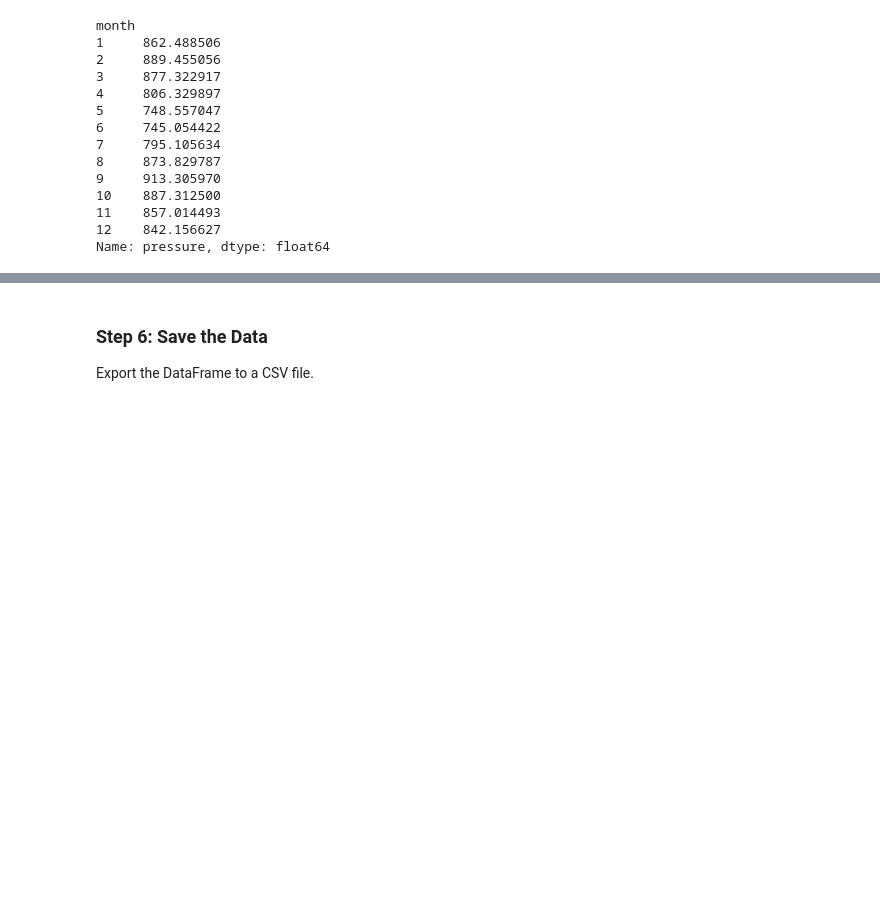
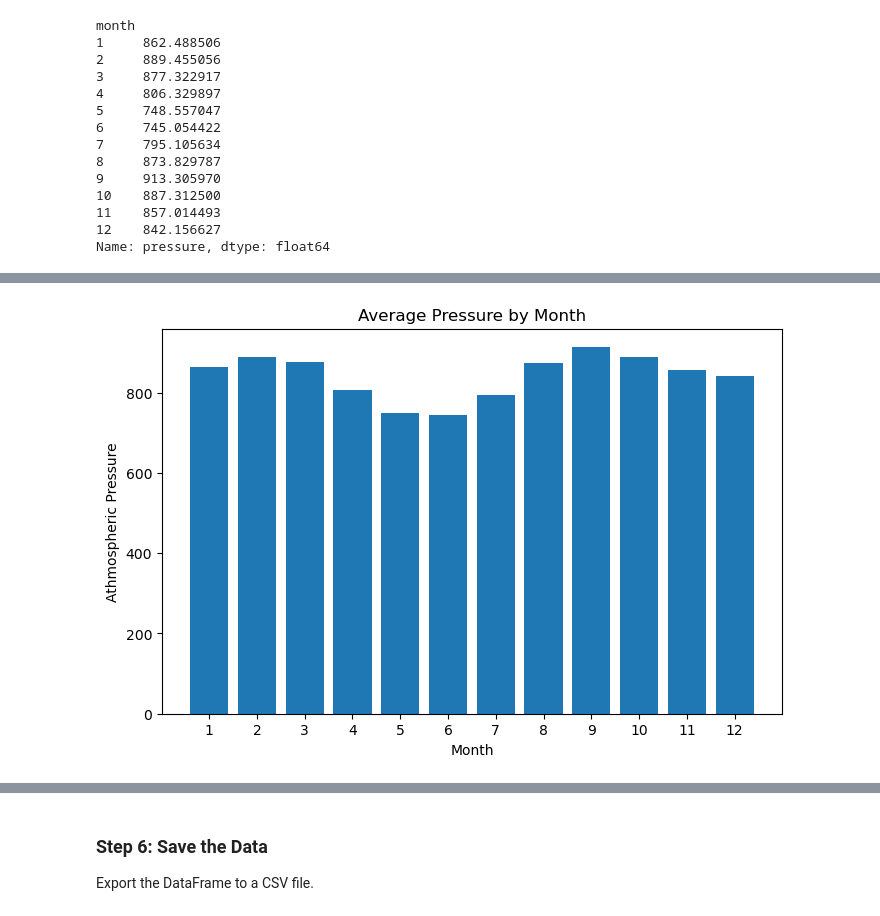
Before and after one commit to FloBeep/webscraping-challenge, a Jupyter notebook: part_2_mars_weather.ipynb, the cells around one changed output, grey strips where cells are left out. Cells and saved outputs as stored; diff of their text form; code cells hidden in the pictures; blank space fills up the shorter version.

```diff
--- a/part_2_mars_weather.ipynb
+++ b/part_2_mars_weather.ipynb
@@ -190,5 +200,7 @@ plt.show()
 # %%
 # 4. What is the average pressure by month?
+avg_press = mars_temp_df.groupby(["month"])["pressure"].mean()
+avg_press
 # %% [output]
 month
 1     862.488506
@@ -214,0 +219,11 @@ Name: pressure, dtype: float64
+# %%
+# Plot the average pressure by month
+fig, ax = plt.subplots(figsize=[8,5])
+ax = plt.bar(mars_temp_month.index,avg_press)
+plt.xticks(ticks = range(1,13,1))
+plt.xlabel('Month')
+plt.ylabel('Athmospheric Pressure')
+plt.title('Average Pressure by Month')
+plt.show()
+# %% [output]
+[figure, added]
```
Also changed, not shown: parts of 13 cells of this notebook, 1 other file.
